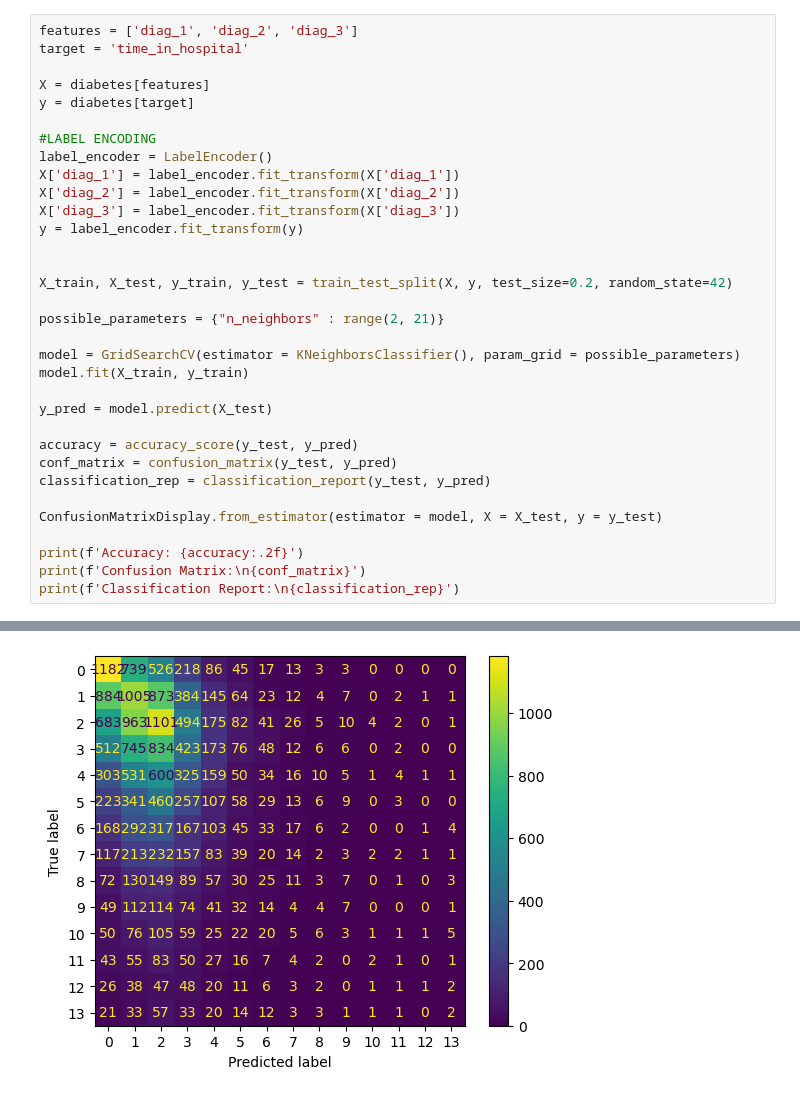
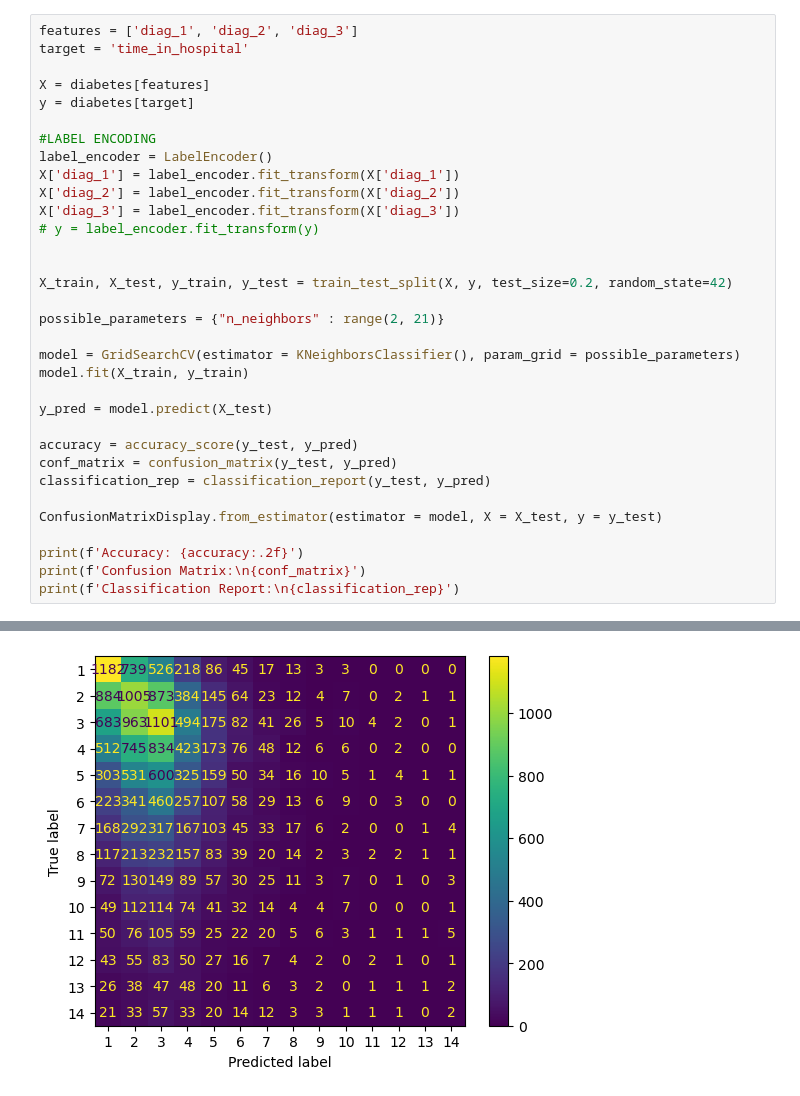
Before and after one commit to mlgoel/CS216, a Jupyter notebook: general_knn_models.ipynb, the cells around one changed output, grey strips where cells are left out. Drawn from its saved outputs; the diff is of its cells as text.

```diff
--- a/general_knn_models.ipynb
+++ b/general_knn_models.ipynb
@@ -21,7 +22,7 @@ label_encoder = LabelEncoder()
 X['diag_1'] = label_encoder.fit_transform(X['diag_1'])
 X['diag_2'] = label_encoder.fit_transform(X['diag_2'])
 X['diag_3'] = label_encoder.fit_transform(X['diag_3'])
-y = label_encoder.fit_transform(y)
+# y = label_encoder.fit_transform(y)
 
 
 X_train, X_test, y_train, y_test = train_test_split(X, y, test_size=0.2, random_state=42)
@@ -48,31 +49,31 @@ Try using .loc[row_indexer,col_indexer] = value instead
 
 See the caveats in the documentation: https://pandas.pydata.org/pandas-docs/stable/user_guide/indexing.html#returning-a-view-versus-a-copy
   X['diag_1'] = label_encoder.fit_transform(X['diag_1'])
 A value is trying to be set on a copy of a slice from a DataFrame.
 Try using .loc[row_indexer,col_indexer] = value instead
 
 See the caveats in the documentation: https://pandas.pydata.org/pandas-docs/stable/user_guide/indexing.html#returning-a-view-versus-a-copy
   X['diag_2'] = label_encoder.fit_transform(X['diag_2'])
 A value is trying to be set on a copy of a slice from a DataFrame.
 Try using .loc[row_indexer,col_indexer] = value instead
 
 See the caveats in the documentation: https://pandas.pydata.org/pandas-docs/stable/user_guide/indexing.html#returning-a-view-versus-a-copy
   X['diag_3'] = label_encoder.fit_transform(X['diag_3'])
 Accuracy: 0.20
 Confusion Matrix:
 [[1182  739  526  218   86   45   17   13    3    3    0    0    0    0]
  [ 884 1005  873  384  145   64   23   12    4    7    0    2    1    1]
  [ 683  963 1101  494  175   82   41   26    5   10    4    2    0    1]
  [ 512  745  834  423  173   76   48   12    6    6    0    2    0    0]
  [ 303  531  600  325  159   50   34   16   10    5    1    4    1    1]
  [ 223  341  460  257  107   58   29   13    6    9    0    3    0    0]
  [ 168  292  317  167  103   45   33   17    6    2    0    0    1    4]
  [ 117  213  232  157   83   39   20   14    2    3    2    2    1    1]
  [  72  130  149   89   57   30   25   11    3    7    0    1    0    3]
  [  49  112  114   74   41   32   14    4    4    7    0    0    0    1]
 ... (21 lines left out)
 
     accuracy                           0.20     20354
    macro avg       0.13      0.10      0.09     20354
 weighted avg       0.17      0.20      0.17     20354
-[figure, old version]
+[figure, new version]
```
Also changed, not shown: parts of 5 cells of this notebook.
